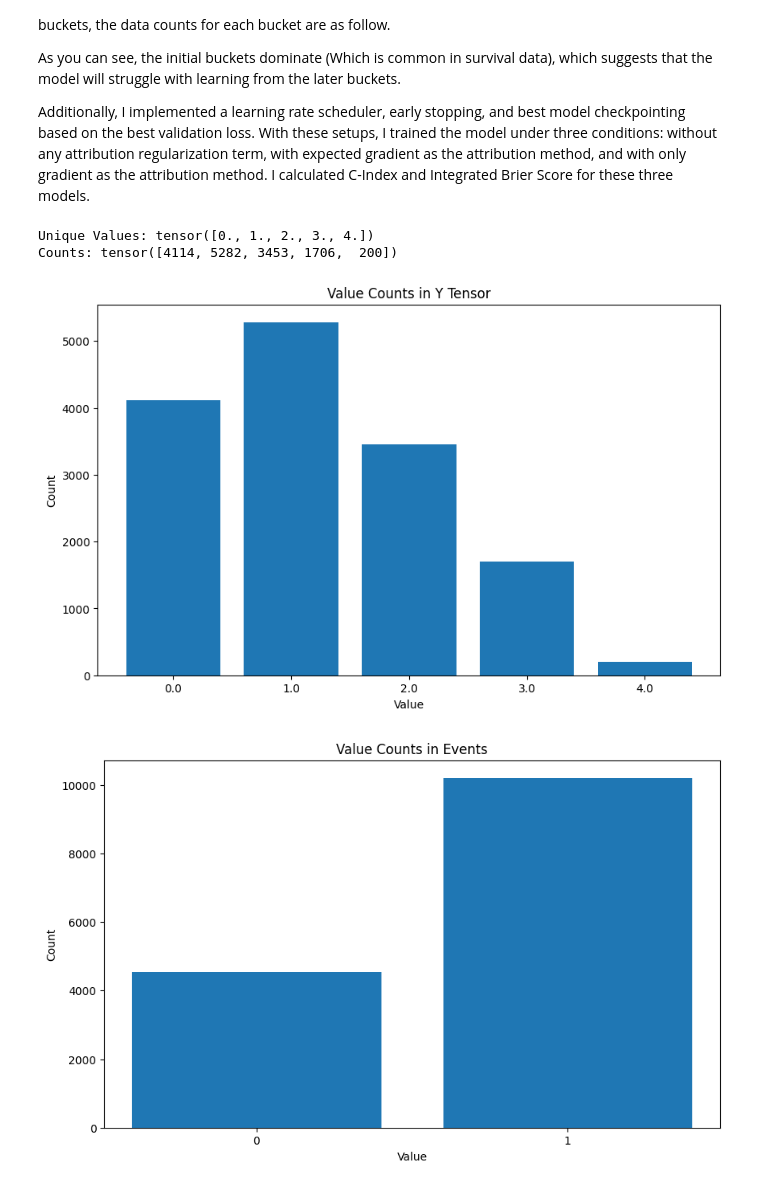
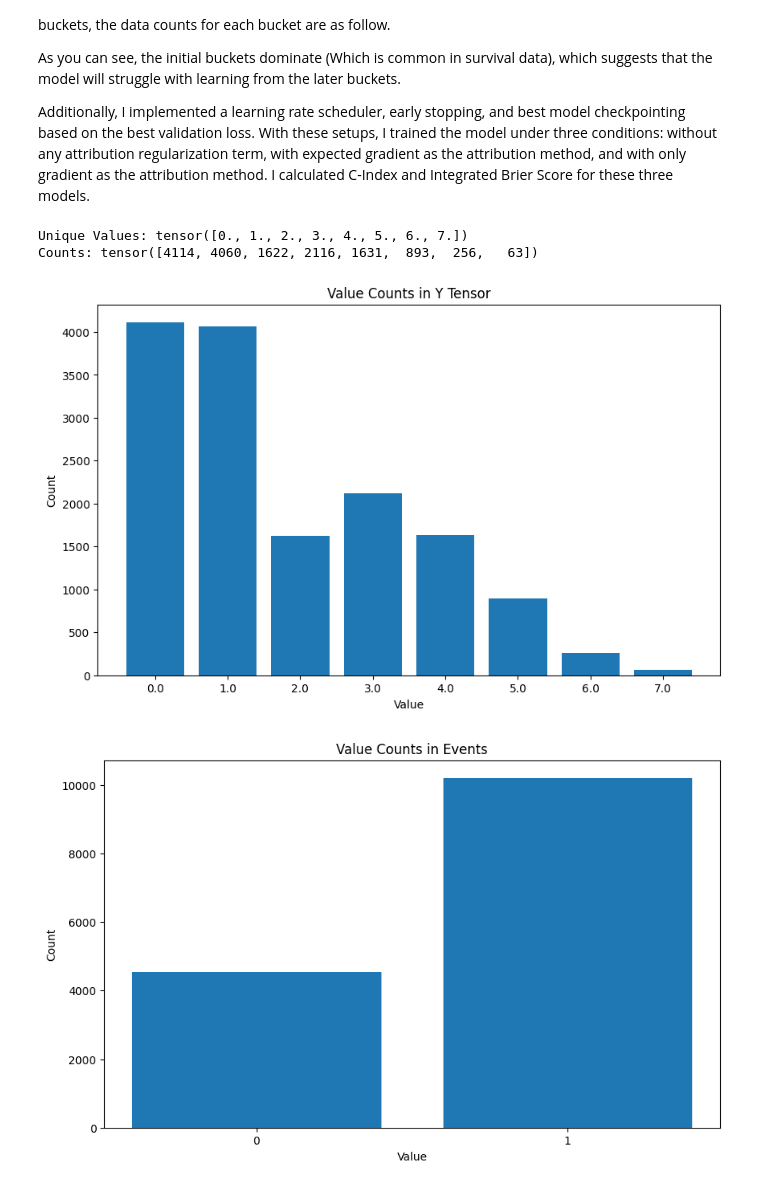
Before and after one commit to Arminkhayati/fictional-tasks, a Jupyter notebook: Algorithm_imp.ipynb, the cells around one changed output. Drawn from its saved outputs; the diff is of its cells as text; code cells hidden in the pictures.

```diff
--- a/Algorithm_imp.ipynb
+++ b/Algorithm_imp.ipynb
@@ -34,15 +34,15 @@ def plot_unique_values_count(unique_values, counts, title):
     plt.show()
 # %%
 dl = CSVDataLoader()
-X, Y, Y_transform, W, W_transform, time_all, event_all = dl.get_data(num_intervals=4)
+X, Y, Y_transform, W, W_transform, time_all, event_all = dl.get_data(num_intervals=7)
 
 
 unique_values, counts = unique_value_counts(Y.sum(axis=1))
 plot_unique_values_count(unique_values, counts, 'Value Counts in Y Tensor')
 # %% [output]
-Unique Values: tensor([0., 1., 2., 3., 4.])
-Counts: tensor([4114, 5282, 3453, 1706,  200])
+Unique Values: tensor([0., 1., 2., 3., 4., 5., 6., 7.])
+Counts: tensor([4114, 4060, 1622, 2116, 1631,  893,  256,   63])
-[figure, old version]
+[figure, new version]
 # %%
 
 unique_values, counts = np.unique(event_all, return_counts=True)
```
Also changed, not shown: 2 other files.
